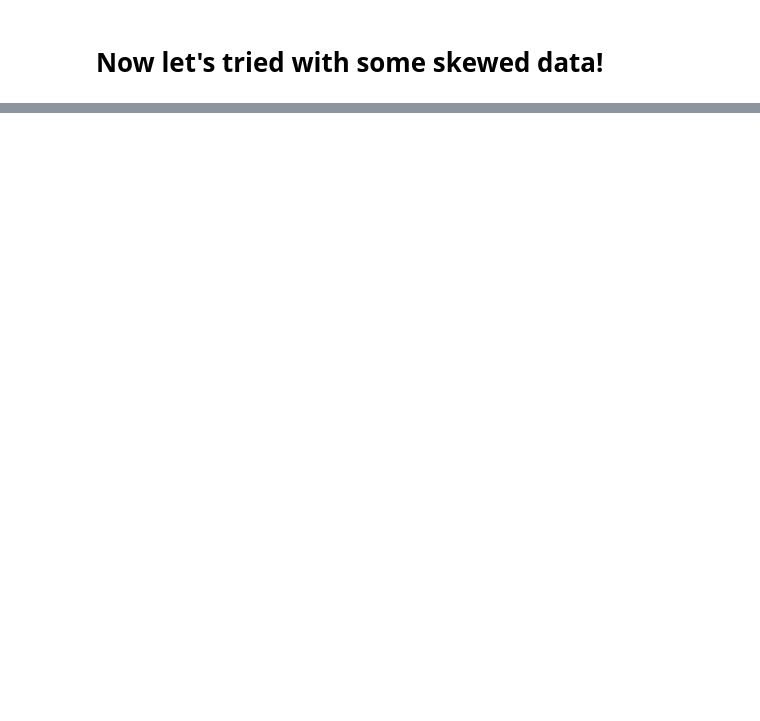
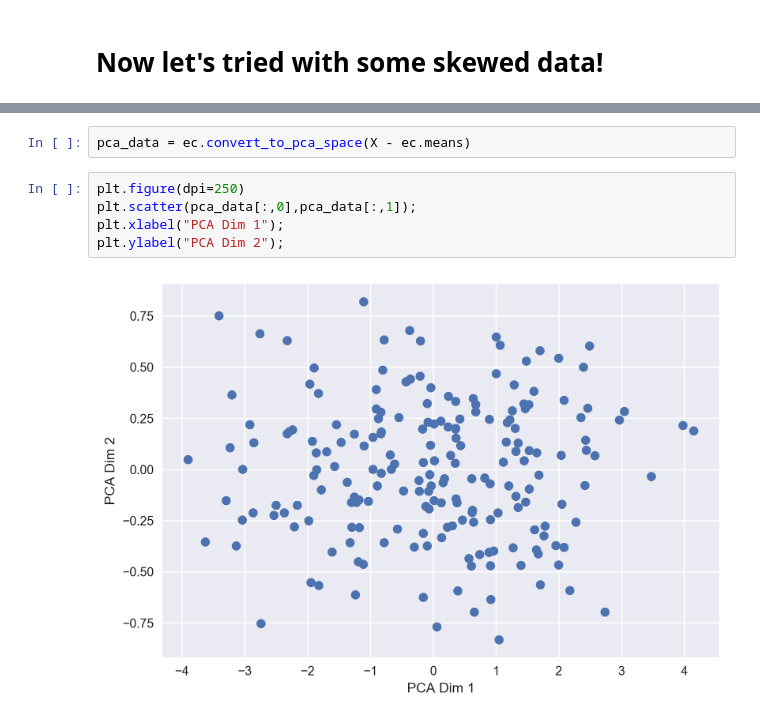
Before and after one commit to ZWMiller/machine_learning_from_scratch, a Jupyter notebook: notebooks/anomaly_detection/elliptic_covariance.ipynb, the cells around one changed output, grey strips where cells are left out. Saved outputs shown, nothing was run; the diff lists cells and outputs as text; blank space fills up the shorter version.

```diff
--- a/notebooks/anomaly_detection/elliptic_covariance.ipynb
+++ b/notebooks/anomaly_detection/elliptic_covariance.ipynb
@@ -285,0 +287,9 @@ ax.add_artist(ell);
+# %%
+pca_data = ec.convert_to_pca_space(X - ec.means)
+# %%
+plt.figure(dpi=250)
+plt.scatter(pca_data[:,0],pca_data[:,1]);
+plt.xlabel("PCA Dim 1");
+plt.ylabel("PCA Dim 2");
+# %% [output]
+[figure, added]
```
Also changed, not shown: parts of 8 cells of this notebook.
